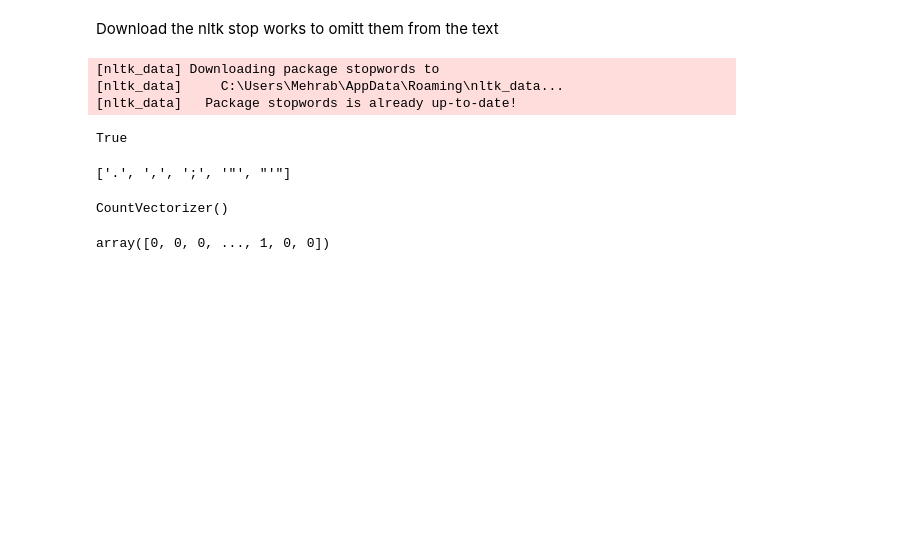
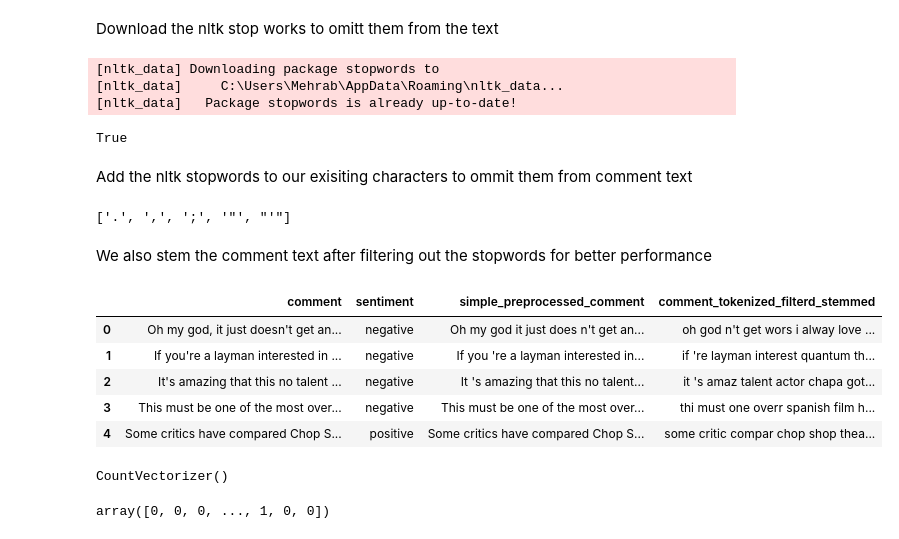
Before and after one commit to mbohlooli/kntu_ai_final_project_4021, a Jupyter notebook: main.ipynb, the cells around one changed output. Cells and saved outputs as stored; diff of their text form; code cells hidden in the pictures; blank space fills up the shorter version.

```diff
--- a/main.ipynb
+++ b/main.ipynb
@@ -101,23 +207,32 @@ nltk.download('stopwords')
 [nltk_data]     C:\Users\Mehrab\AppData\Roaming\nltk_data...
 [nltk_data]   Package stopwords is already up-to-date!
 True
+# %% [markdown]
+Add the nltk stopwords to our exisiting characters to ommit them from comment text
 # %%
 stopwords.extend(nltk.corpus.stopwords.words('english'))
 stopwords[:5]
 # %% [output]
 ['.', ',', ';', '"', "'"]
+# %% [markdown]
+We also stem the comment text after filtering out the stopwords for better performance
 # %%
 stemmer = PorterStemmer()
 def preprocess_comment(comment):
-    for index, data in df.iterrows():
-        comment_tokenized = word_tokenize(comment)
-        comment_tokenized_filterd = [w for w in comment_tokenized if w not in stopwords]
-        comment_tokenized_filterd_stemmed = [stemmer.stem(w) for w in comment_tokenized_filterd]
-        return ' '.join(comment_tokenized_filterd_stemmed)
+    comment_tokenized = word_tokenize(comment)
+    comment_tokenized_filterd = [w for w in comment_tokenized if w not in stopwords]
+    comment_tokenized_filterd_stemmed = [stemmer.stem(w) for w in comment_tokenized_filterd]
+    return ' '.join(comment_tokenized_filterd_stemmed)
 # %%
 df['comment_tokenized_filterd_stemmed'] = df['comment'].apply(preprocess_comment)
-df.drop('comment', axis=1, inplace=True)
 df.head()
+# %% [output]
+|  | comment | sentiment | simple_preprocessed_comment | comment_tokenized_filterd_stemmed |
+| 0 | Oh my god, it just doesn't get an... | negative | Oh my god it just does n't get an... | oh god n't get wors i alway love ... |
+| 1 | If you're a layman interested in ... | negative | If you 're a layman interested in... | if 're layman interest quantum th... |
+| 2 | It's amazing that this no talent ... | negative | It 's amazing that this no talent... | it 's amaz talent actor chapa got... |
+| 3 | This must be one of the most over... | negative | This must be one of the most over... | thi must one overr spanish film h... |
+| 4 | Some critics have compared Chop S... | positive | Some critics have compared Chop S... | some critic compar chop shop thea... |
 # %%
 vectorizer = CountVectorizer()
 vectorizer.fit(df['comment_tokenized_filterd_stemmed'])
```
Also changed, not shown: parts of 26 cells of this notebook.
